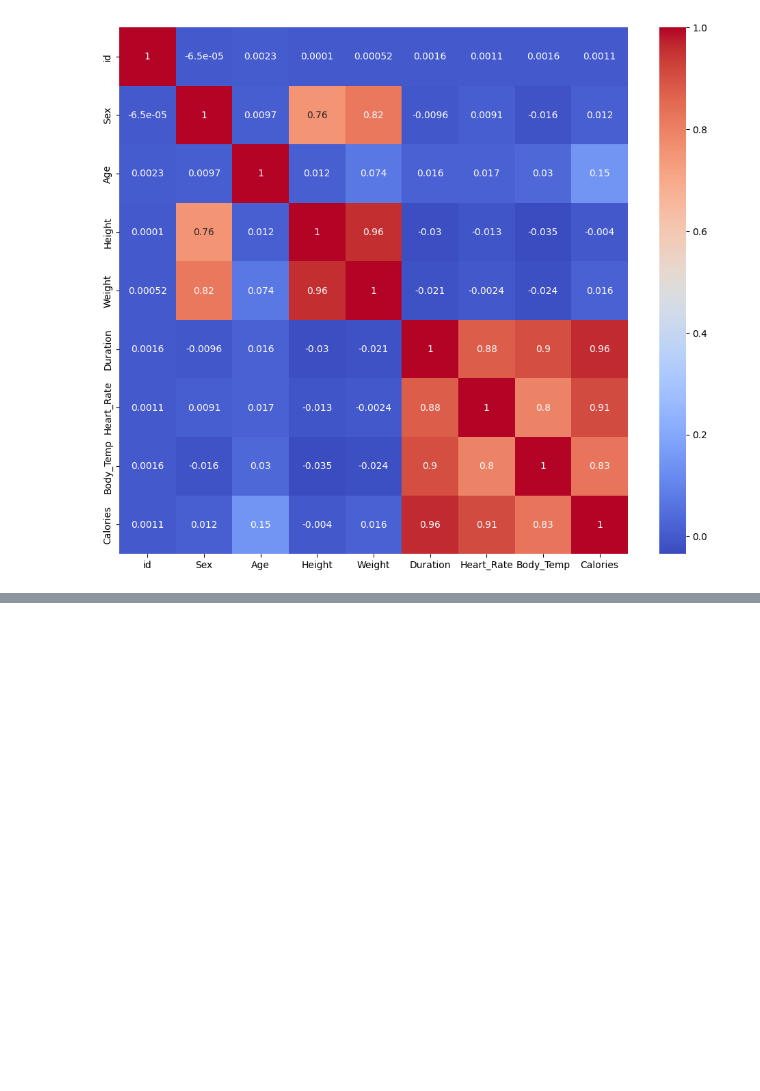
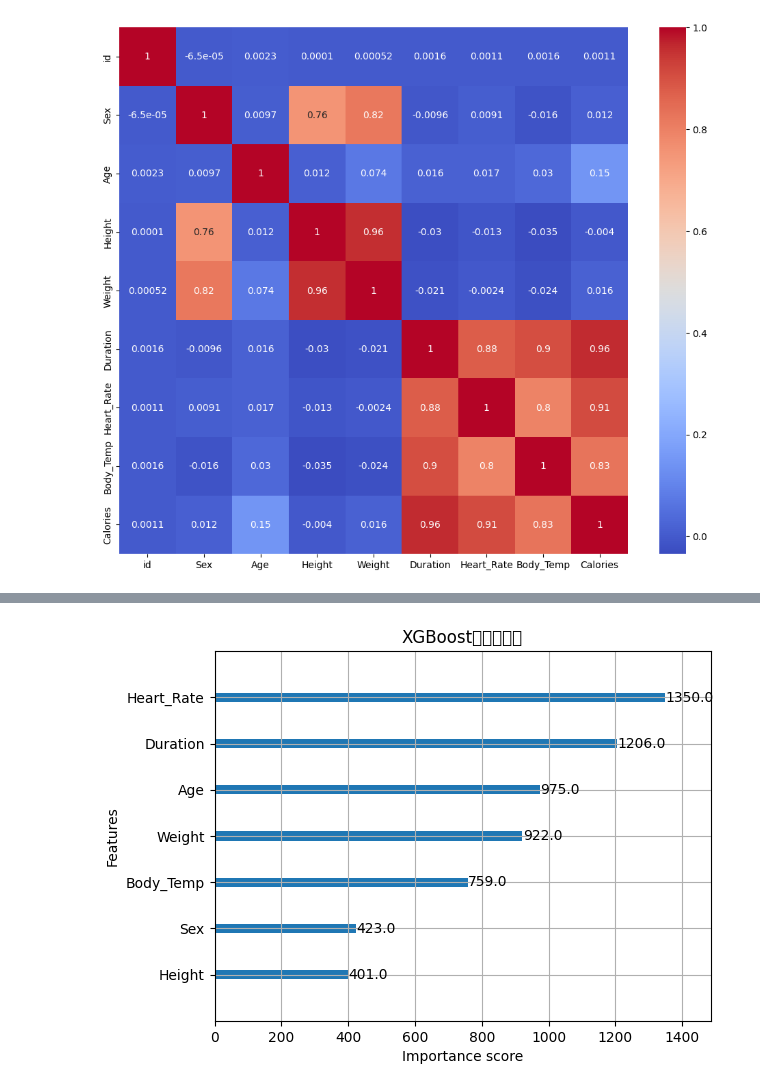
Before and after one commit to BoliboliWJY/Predict-Calorie-Expenditure, a Jupyter notebook: notebook9b430f3888.ipynb, the cells around one changed output, grey strips where cells are left out. Cells and saved outputs as stored; diff of their text form; code cells hidden in the pictures; blank space fills up the shorter version.

```diff
--- a/notebook9b430f3888.ipynb
+++ b/notebook9b430f3888.ipynb
@@ -32,23 +32,3 @@ sns.heatmap(train_df.corr(), annot=True, cmap='coolwarm')
 plt.show()
 # %% [output]
 [figure]
-# %%
-# using linear regression to fit the data
-from scipy import stats
-
-slope, intercept, r, p, std_err = stats.linregress(train_df['Duration'], train_df['Calories'])
-print("r-squared:", r)
-def myfunc(x):
-    return slope * x + intercept
-
-mymodel = list(map(myfunc, train_df['Duration']))
-
-plt.scatter(train_df['Duration'], train_df['Calories'])
-plt.plot(train_df['Duration'], mymodel)
-plt.show()
-
-# calculate the result to the test data
-test_result = list(map(myfunc, test_df['Duration']))
-submission = pd.DataFrame({'Id': test_df['id'], 'Calories': test_result})
-submission.to_csv('submission.csv', index=False)
-submission.head()
@@ -63,0 +35,60 @@ r-squared: 0.9599076133826583
+# %%
+import xgboost as xgb
+from sklearn.model_selection import train_test_split
+from sklearn.metrics import mean_squared_error, mean_absolute_error, r2_score
+
+X = train_df.drop(['id', 'Calories'], axis = 1)
+y = train_df['Calories']
+
+X_train, X_valid, y_train, y_valid = train_test_split(X, y, test_size=0.2, random_state=42)
+
+dtrain = xgb.DMatrix(X_train, label=y_train)
+dvalid = xgb.DMatrix(X_valid, label=y_valid)
+
+params = {
+    'objective': 'reg:squarederror',  # 回归任务
+    'learning_rate': 0.1,
+    'max_depth': 6,
+    'min_child_weight': 1,
+    'subsample': 0.8,
+    'colsample_bytree': 0.8,
+    'eta': 0.3,
+    'seed': 42
+}
+
+# 训练模型
+num_rounds = 100
+watchlist = [(dtrain, 'train'), (dvalid, 'valid')]
+model = xgb.train(params, dtrain, num_rounds, watchlist, early_stopping_rounds=10, verbose_eval=10)
+
+# 在验证集上评估模型
+preds = model.predict(dvalid)
+rmse = np.sqrt(mean_squared_error(y_valid, preds))
+mae = mean_absolute_error(y_valid, preds)
+r2 = r2_score(y_valid, preds)
+
+print(f'验证集RMSE: {rmse:.4f}')
+print(f'验证集MAE: {mae:.4f}')
+print(f'验证集R²: {r2:.4f}')
+
+# 特征重要性可视化
+plt.figure(figsize=(10, 6))
+xgb.plot_importance(model, max_num_features=10)
+plt.title('XGBoost特征重要性')
+plt.show()
+
+# 对测试集进行预测（如果需要）
+if 'test_df' in locals():
+    # 确保测试集有相同的特征（除了Age和id）
+    X_test = test_df.drop(['id'], axis=1)
+
+    dtest = xgb.DMatrix(X_test)
+    test_preds = model.predict(dtest)
+
+    # 创建提交文件
+    submission = pd.DataFrame({
+        'id': test_df['id'],
+        'Calories': test_preds
+    })
+    submission.to_csv('submission.csv', index=False)
+# %% [output]
@@ -63,0 +110 @@ r-squared: 0.9599076133826583
+[figure, added]
```
Also changed, not shown: parts of 2 cells of this notebook.
